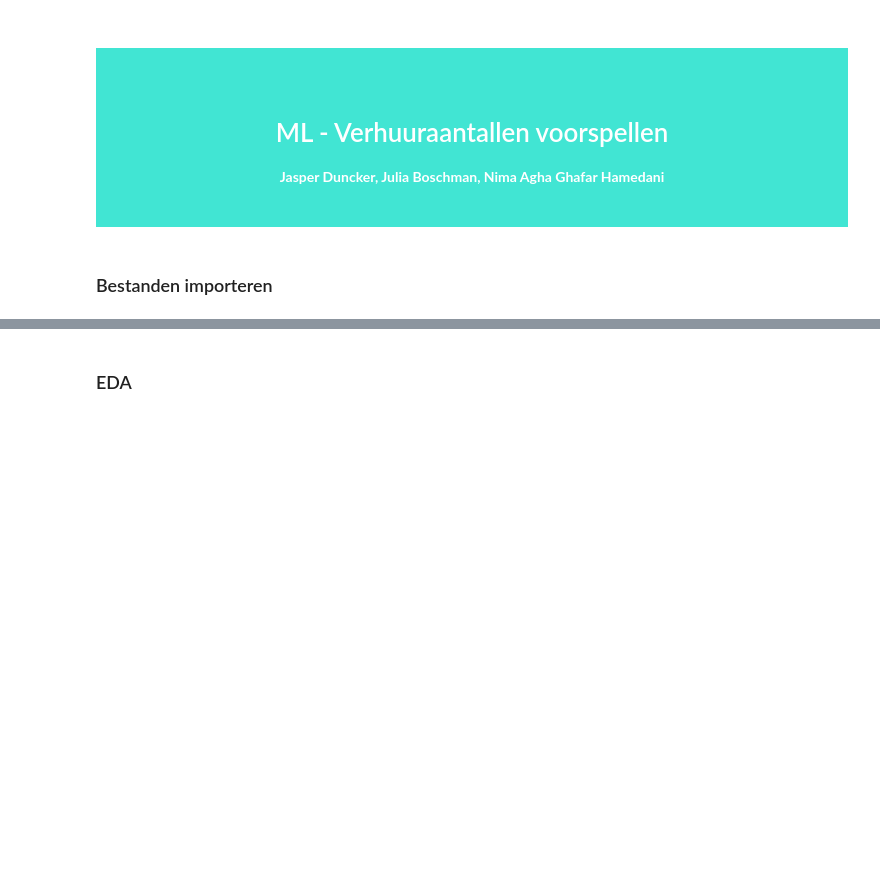
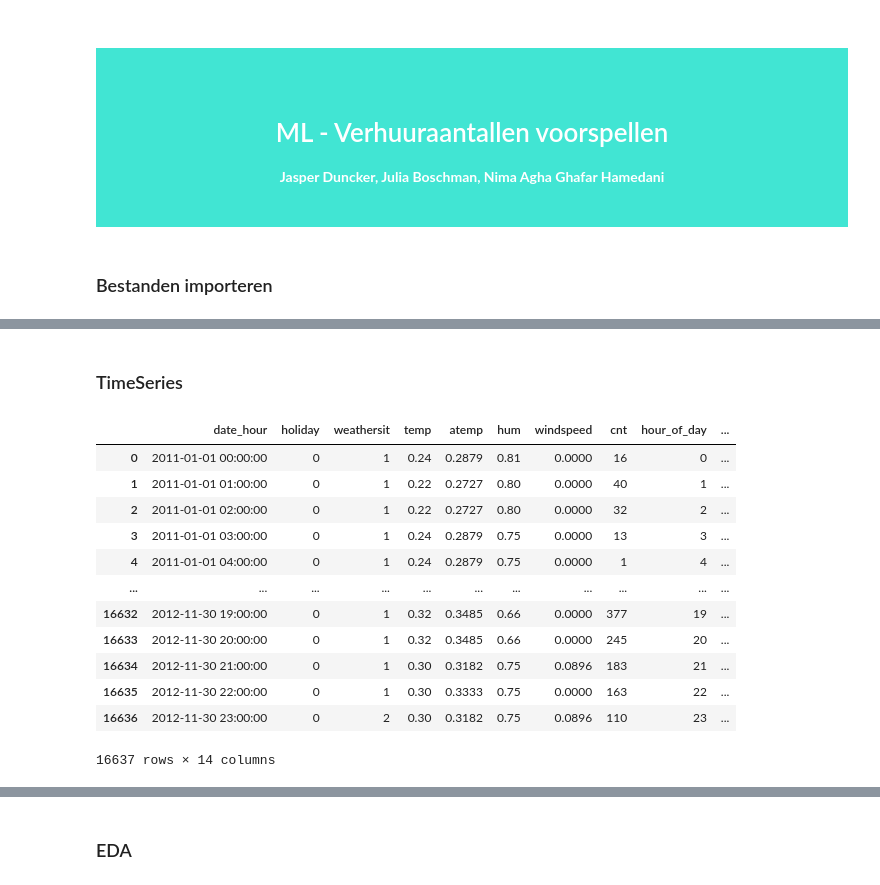
Before and after one commit to NimaGhafar/machine_learning_deurwaardes, a Jupyter notebook: Heethoofd_Portfolio.ipynb, the cells around one changed output, grey strips where cells are left out. Cells and saved outputs as stored; diff of their text form; code cells hidden in the pictures; blank space fills up the shorter version.

```diff
--- a/Heethoofd_Portfolio.ipynb
+++ b/Heethoofd_Portfolio.ipynb
@@ -48,0 +48,42 @@ train
+# %% [markdown]
+### TimeSeries
+# %%
+import pandas as pd
+train['date_hour'] = pd.to_datetime(train['date_hour'])
+
+# Voeg dag, week, maand, jaar
+train['hour_of_day'] = train['date_hour'].dt.hour #Het uur van de dag (0-23).
+train['day_of_week'] = train['date_hour'].dt.dayofweek #De dag van de week (maandag is 0, zondag is 6).
+train['week'] = train['date_hour'].dt.isocalendar().week #De weken
+train['month'] = train['date_hour'].dt.month
+train['year'] = train['date_hour'].dt.year
+
+#Time series / date functionality — pandas 2.1.1 documentation. (n.d.). https://pandas.pydata.org/docs/user_guide/timeseries.html
+
+def get_season(month):
+    if month in [3, 4, 5]:
+        return "Lente"
+    elif month in [6, 7, 8]:
+        return "Zomer"
+    elif month in [9, 10, 11]:
+        return "Herfst"
+    else:
+        return "Winter"
+
+train['season'] = train['month'].apply(get_season)
+
+train
+# %% [output]
+|  | date_hour | holiday | weathersit | temp | atemp | hum | windspeed | cnt | hour_of_day | ... |
+| 0 | 2011-01-01 00:00:00 | 0 | 1 | 0.24 | 0.2879 | 0.81 | 0.0000 | 16 | 0 | ... |
+| 1 | 2011-01-01 01:00:00 | 0 | 1 | 0.22 | 0.2727 | 0.80 | 0.0000 | 40 | 1 | ... |
+| 2 | 2011-01-01 02:00:00 | 0 | 1 | 0.22 | 0.2727 | 0.80 | 0.0000 | 32 | 2 | ... |
+| 3 | 2011-01-01 03:00:00 | 0 | 1 | 0.24 | 0.2879 | 0.75 | 0.0000 | 13 | 3 | ... |
+| 4 | 2011-01-01 04:00:00 | 0 | 1 | 0.24 | 0.2879 | 0.75 | 0.0000 | 1 | 4 | ... |
+| ... | ... | ... | ... | ... | ... | ... | ... | ... | ... | ... |
+| 16632 | 2012-11-30 19:00:00 | 0 | 1 | 0.32 | 0.3485 | 0.66 | 0.0000 | 377 | 19 | ... |
+| 16633 | 2012-11-30 20:00:00 | 0 | 1 | 0.32 | 0.3485 | 0.66 | 0.0000 | 245 | 20 | ... |
+| 16634 | 2012-11-30 21:00:00 | 0 | 1 | 0.30 | 0.3182 | 0.75 | 0.0896 | 183 | 21 | ... |
+| 16635 | 2012-11-30 22:00:00 | 0 | 1 | 0.30 | 0.3333 | 0.75 | 0.0000 | 163 | 22 | ... |
+| 16636 | 2012-11-30 23:00:00 | 0 | 2 | 0.30 | 0.3182 | 0.75 | 0.0896 | 110 | 23 | ... |
+16637 rows × 14 columns
```
Also changed, not shown: parts of 3 cells of this notebook.
